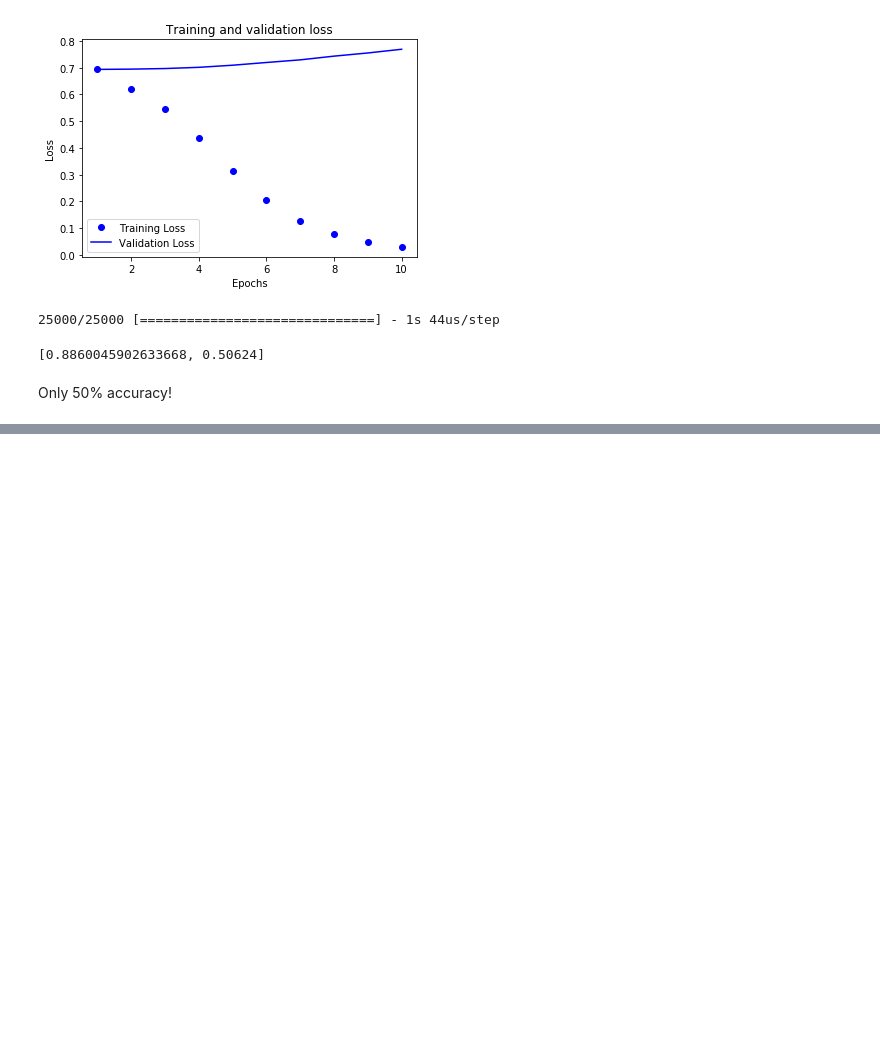
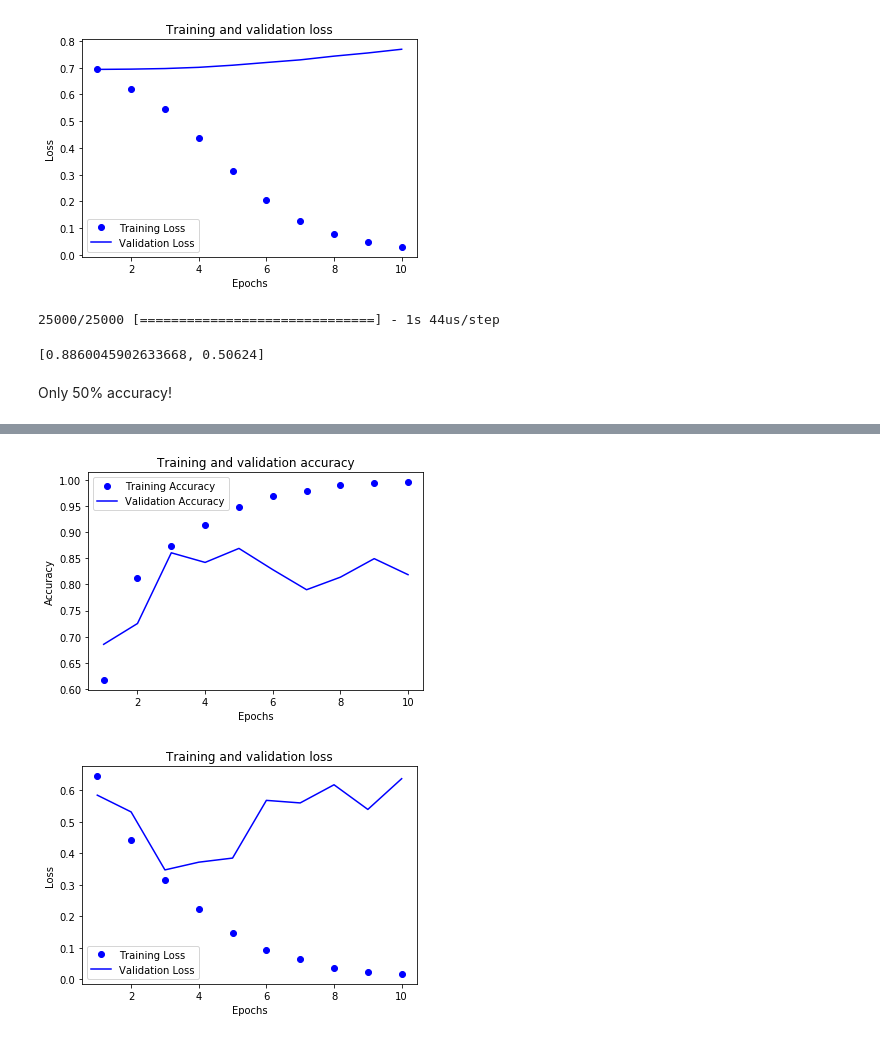
Before and after one commit to wllgrnt/keras-examples, a Jupyter notebook: Chapter6.ipynb, the cells around one changed output, grey strips where cells are left out. Cells and saved outputs as stored; diff of their text form; code cells hidden in the pictures; blank space fills up the shorter version.

```diff
--- a/Chapter6.ipynb
+++ b/Chapter6.ipynb
@@ -489,0 +602,28 @@ Only 50% accuracy!
+# %%
+# Let's use such a model on the IMDB dataset
+
+# Load the data
+
+max_features=10000
+max_length = 500
+
+print("Loading data...")
+
+# Overwrite np.load to allow keras to work with the new Numpy defaults
+old = np.load
+np.load = lambda *a,**k: old(*a,**k,allow_pickle=True)
+(input_train, y_train), (input_test, y_test) = keras.datasets.imdb.load_data(num_words=max_features)
+np.load = old
+del(old)
+
+print(f"{len(input_train)} training sequences")
+print(f"{len(input_test)} test sequences")
+
+
+print("Pad sequences (samples x time)")
+
+input_train = keras.preprocessing.sequence.pad_sequences(input_train, maxlen=max_length)
+input_test = keras.preprocessing.sequence.pad_sequences(input_test, maxlen=max_length)
+
+print(f"input_train shape: {input_train.shape}")
+print(f"input_test shape: {input_test.shape}")
@@ -489,0 +639,9 @@ Only 50% accuracy!
+# %%
+model = keras.models.Sequential()
+model.add(keras.layers.Embedding(max_features, 32))
+model.add(keras.layers.SimpleRNN(32))
+model.add(keras.layers.Dense(1, activation="sigmoid"))
+
+model.compile(optimizer="rmsprop", loss="binary_crossentropy", metrics=["acc"])
+
+history = model.fit(input_train, y_train, epochs=10, batch_size=128, validation_split=0.2)
@@ -489,0 +666,5 @@ Only 50% accuracy!
+# %%
+plotLossAndAccuracy(history)
+# %% [output]
+[figure, added]
+[figure, added]
```
Also changed, not shown: parts of 18 cells of this notebook.
